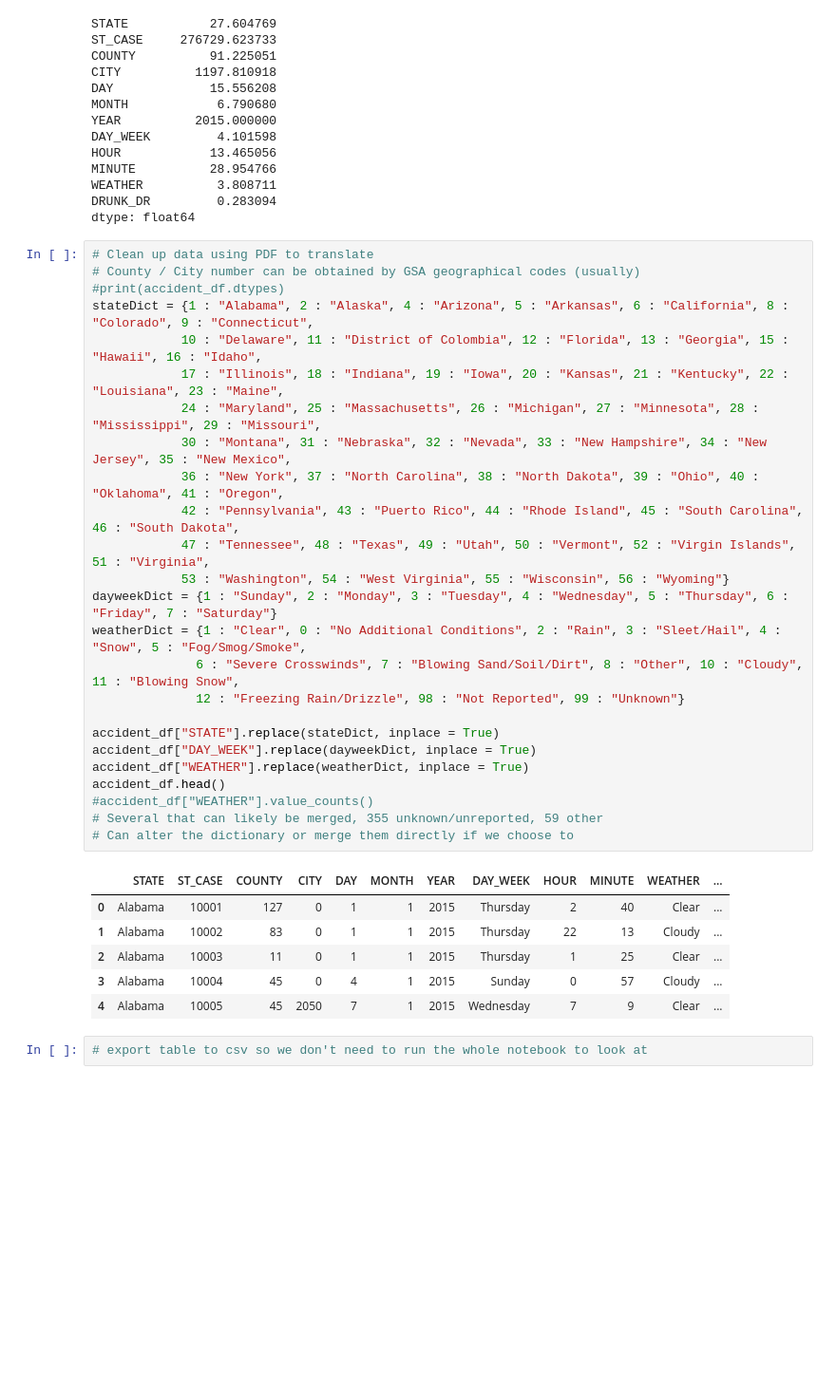
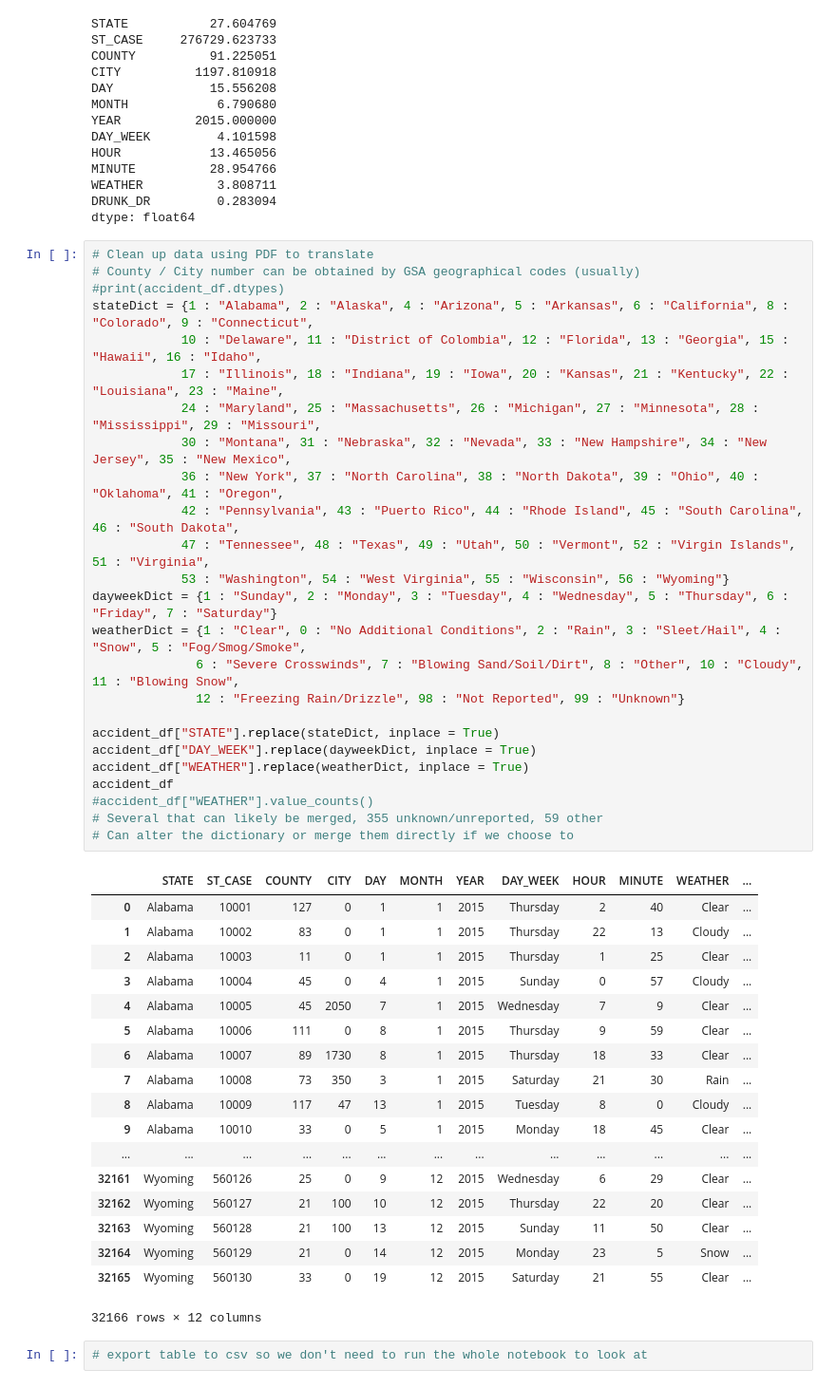
Before and after one commit to ziangzhang10/fatal-traffic-accident-study, a Jupyter notebook: data_readin.ipynb, the cells around one changed output. Shown: that part at 95% size. Saved outputs shown, nothing was run; the diff lists cells and outputs as text; blank space fills up the shorter version.

```diff
--- a/data_readin.ipynb
+++ b/data_readin.ipynb
@@ -58,33 +58,45 @@ dtype: float64
 # Clean up data using PDF to translate
 # County / City number can be obtained by GSA geographical codes (usually)
 #print(accident_df.dtypes)
 stateDict = {1 : "Alabama", 2 : "Alaska", 4 : "Arizona", 5 : "Arkansas", 6 : "California", 8 : "Colorado", 9 : "Connecticut",
             10 : "Delaware", 11 : "District of Colombia", 12 : "Florida", 13 : "Georgia", 15 : "Hawaii", 16 : "Idaho",
             17 : "Illinois", 18 : "Indiana", 19 : "Iowa", 20 : "Kansas", 21 : "Kentucky", 22 : "Louisiana", 23 : "Maine",
             24 : "Maryland", 25 : "Massachusetts", 26 : "Michigan", 27 : "Minnesota", 28 : "Mississippi", 29 : "Missouri",
             30 : "Montana", 31 : "Nebraska", 32 : "Nevada", 33 : "New Hampshire", 34 : "New Jersey", 35 : "New Mexico",
             36 : "New York", 37 : "North Carolina", 38 : "North Dakota", 39 : "Ohio", 40 : "Oklahoma", 41 : "Oregon",
             42 : "Pennsylvania", 43 : "Puerto Rico", 44 : "Rhode Island", 45 : "South Carolina", 46 : "South Dakota",
             47 : "Tennessee", 48 : "Texas", 49 : "Utah", 50 : "Vermont", 52 : "Virgin Islands", 51 : "Virginia",
             53 : "Washington", 54 : "West Virginia", 55 : "Wisconsin", 56 : "Wyoming"}
 dayweekDict = {1 : "Sunday", 2 : "Monday", 3 : "Tuesday", 4 : "Wednesday", 5 : "Thursday", 6 : "Friday", 7 : "Saturday"}
 weatherDict = {1 : "Clear", 0 : "No Additional Conditions", 2 : "Rain", 3 : "Sleet/Hail", 4 : "Snow", 5 : "Fog/Smog/Smoke",
               6 : "Severe Crosswinds", 7 : "Blowing Sand/Soil/Dirt", 8 : "Other", 10 : "Cloudy", 11 : "Blowing Snow",
               12 : "Freezing Rain/Drizzle", 98 : "Not Reported", 99 : "Unknown"}
 
 accident_df["STATE"].replace(stateDict, inplace = True)
 accident_df["DAY_WEEK"].replace(dayweekDict, inplace = True)
 accident_df["WEATHER"].replace(weatherDict, inplace = True)
-accident_df.head()
+accident_df
 #accident_df["WEATHER"].value_counts()
 # Several that can likely be merged, 355 unknown/unreported, 59 other
 # Can alter the dictionary or merge them directly if we choose to
 # %% [output]
 |  | STATE | ST_CASE | COUNTY | CITY | DAY | MONTH | YEAR | DAY_WEEK | HOUR | MINUTE | WEATHER | ... |
 | 0 | Alabama | 10001 | 127 | 0 | 1 | 1 | 2015 | Thursday | 2 | 40 | Clear | ... |
 | 1 | Alabama | 10002 | 83 | 0 | 1 | 1 | 2015 | Thursday | 22 | 13 | Cloudy | ... |
 | 2 | Alabama | 10003 | 11 | 0 | 1 | 1 | 2015 | Thursday | 1 | 25 | Clear | ... |
 | 3 | Alabama | 10004 | 45 | 0 | 4 | 1 | 2015 | Sunday | 0 | 57 | Cloudy | ... |
 | 4 | Alabama | 10005 | 45 | 2050 | 7 | 1 | 2015 | Wednesday | 7 | 9 | Clear | ... |
+| 5 | Alabama | 10006 | 111 | 0 | 8 | 1 | 2015 | Thursday | 9 | 59 | Clear | ... |
+| 6 | Alabama | 10007 | 89 | 1730 | 8 | 1 | 2015 | Thursday | 18 | 33 | Clear | ... |
+| 7 | Alabama | 10008 | 73 | 350 | 3 | 1 | 2015 | Saturday | 21 | 30 | Rain | ... |
+| 8 | Alabama | 10009 | 117 | 47 | 13 | 1 | 2015 | Tuesday | 8 | 0 | Cloudy | ... |
+| 9 | Alabama | 10010 | 33 | 0 | 5 | 1 | 2015 | Monday | 18 | 45 | Clear | ... |
+| ... | ... | ... | ... | ... | ... | ... | ... | ... | ... | ... | ... | ... |
+| 32161 | Wyoming | 560126 | 25 | 0 | 9 | 12 | 2015 | Wednesday | 6 | 29 | Clear | ... |
+| 32162 | Wyoming | 560127 | 21 | 100 | 10 | 12 | 2015 | Thursday | 22 | 20 | Clear | ... |
+| 32163 | Wyoming | 560128 | 21 | 100 | 13 | 12 | 2015 | Sunday | 11 | 50 | Clear | ... |
+| 32164 | Wyoming | 560129 | 21 | 0 | 14 | 12 | 2015 | Monday | 23 | 5 | Snow | ... |
+| 32165 | Wyoming | 560130 | 33 | 0 | 19 | 12 | 2015 | Saturday | 21 | 55 | Clear | ... |
+32166 rows × 12 columns
 # %%
 # export table to csv so we don't need to run the whole notebook to look at
```
Also changed, not shown: parts of 3 cells of this notebook, 1 other file.
